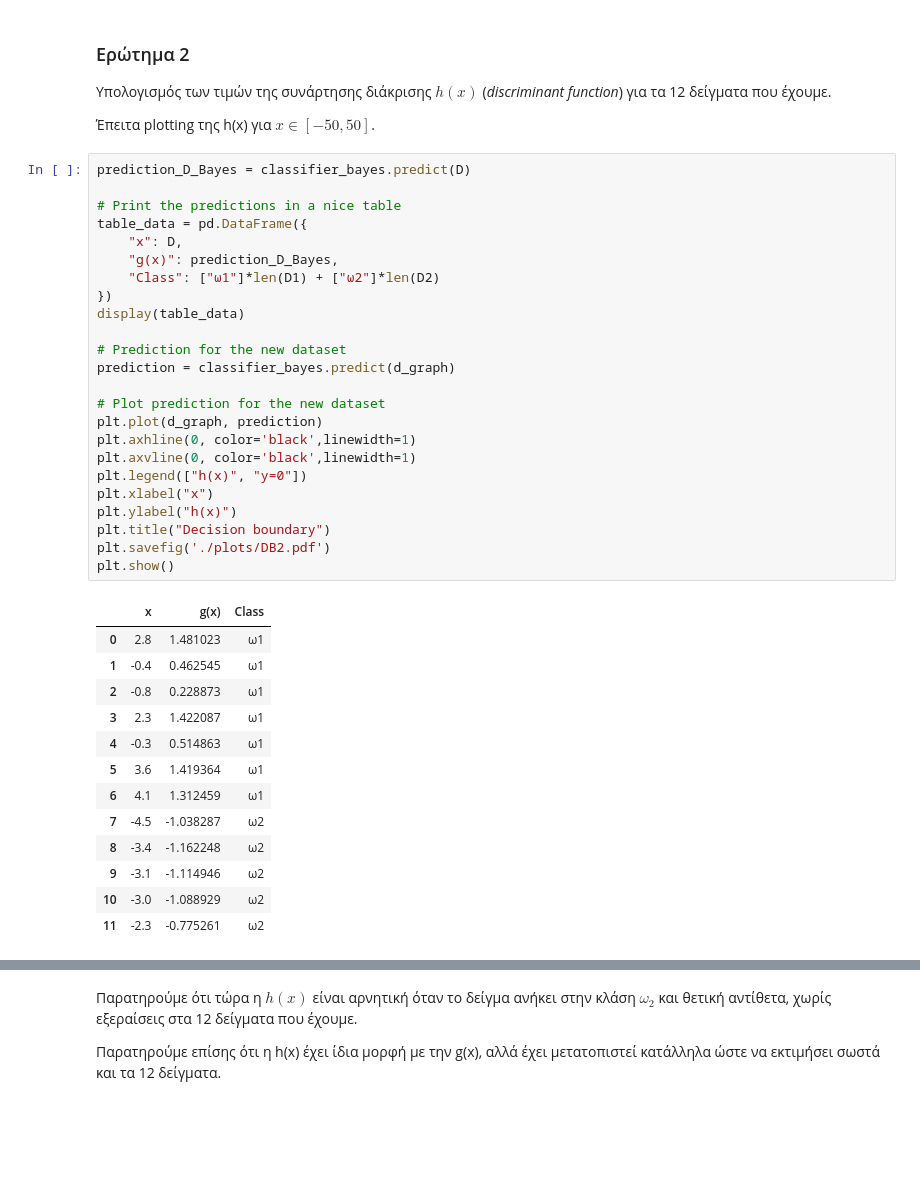
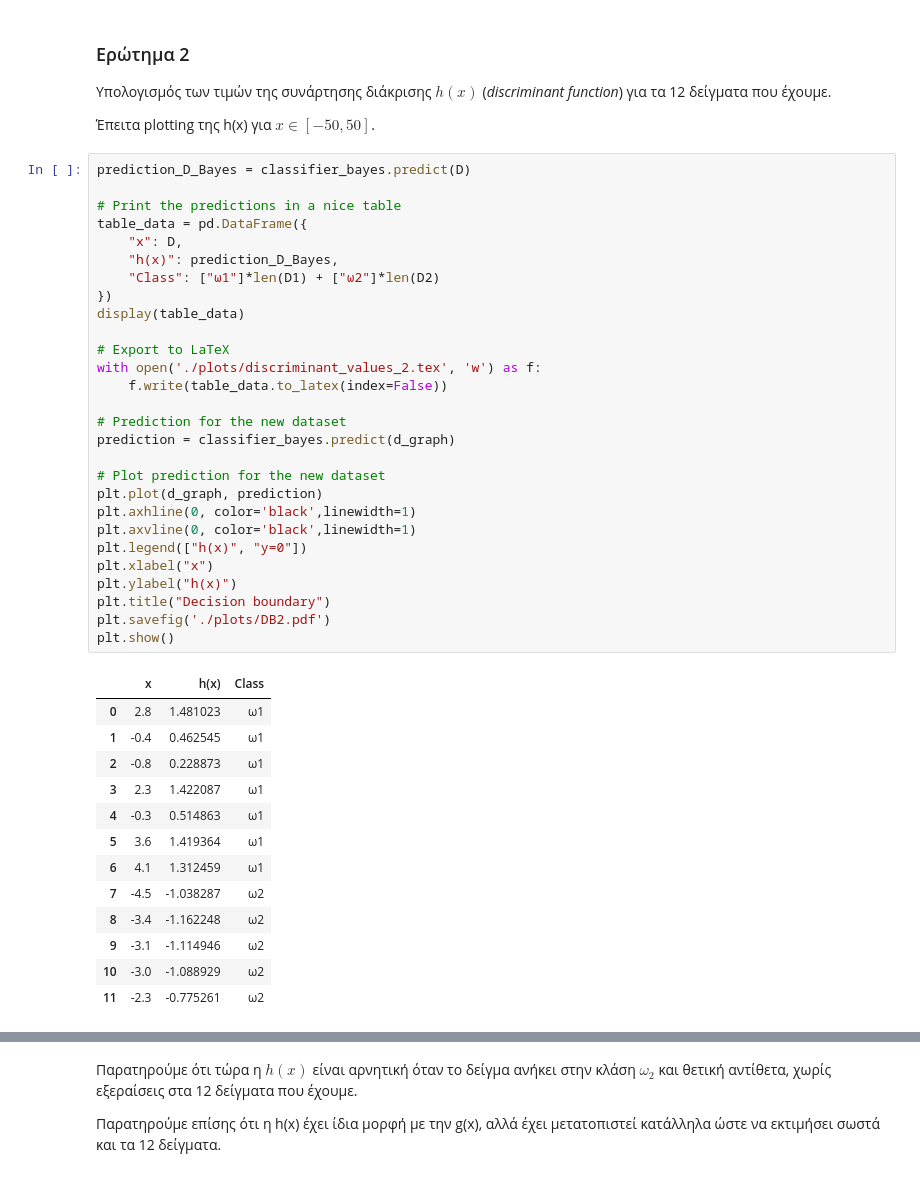
Before and after one commit to bilonio/ProjectML, a Jupyter notebook: Team30-AC.ipynb, the cells around one changed output, grey strips where cells are left out. Cells and saved outputs as stored; diff of their text form; blank space fills up the shorter version.

Commit message:
fix table names

```diff
--- a/Team30-AC.ipynb
+++ b/Team30-AC.ipynb
@@ -286,29 +286,33 @@ plt.show()
 # %%
 prediction_D_Bayes = classifier_bayes.predict(D)
 
 # Print the predictions in a nice table
 table_data = pd.DataFrame({
     "x": D,
-    "g(x)": prediction_D_Bayes,
+    "h(x)": prediction_D_Bayes,
     "Class": ["ω1"]*len(D1) + ["ω2"]*len(D2)
 })
 display(table_data)
+
+# Export to LaTeX
+with open('./plots/discriminant_values_2.tex', 'w') as f:
+    f.write(table_data.to_latex(index=False))
 
 # Prediction for the new dataset
 prediction = classifier_bayes.predict(d_graph)
 
 # Plot prediction for the new dataset
 plt.plot(d_graph, prediction)
 plt.axhline(0, color='black',linewidth=1)
 plt.axvline(0, color='black',linewidth=1)
 plt.legend(["h(x)", "y=0"])
 plt.xlabel("x")
 plt.ylabel("h(x)")
 plt.title("Decision boundary")
 plt.savefig('./plots/DB2.pdf')
 plt.show()
 # %% [output]
-|  | x | g(x) | Class |
+|  | x | h(x) | Class |
 | 0 | 2.8 | 1.481023 | ω1 |
 | 1 | -0.4 | 0.462545 | ω1 |
 | 2 | -0.8 | 0.228873 | ω1 |
```
Also changed, not shown: 11 other files.
